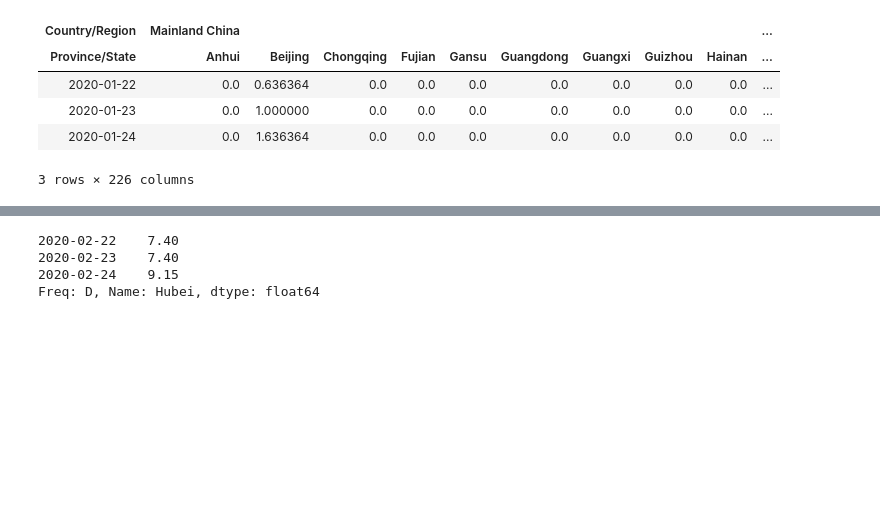
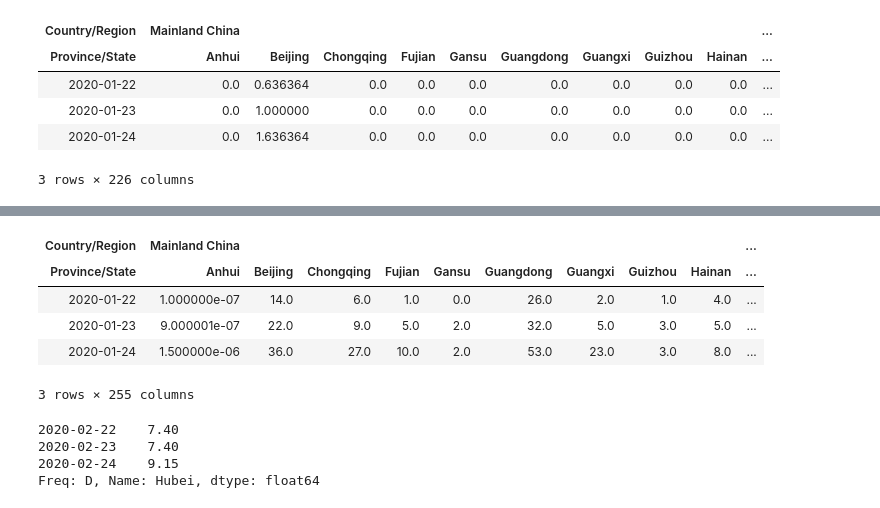
Before and after one commit to matsim-vsp/COVID-19, a Jupyter notebook: csse_covid_19_data/csse_covid_19_time_series/Untitled.ipynb, the cells around one changed output, grey strips where cells are left out. Saved outputs shown, nothing was run; the diff lists cells and outputs as text; code cells hidden in the pictures; blank space fills up the shorter version.

```diff
--- a/csse_covid_19_data/csse_covid_19_time_series/Untitled.ipynb
+++ b/csse_covid_19_data/csse_covid_19_time_series/Untitled.ipynb
@@ -162,3 +186,13 @@ df6.plot(kind='line')
+# %%
+df5.loc[:,('Mainland China','Anhui')] /= 9999999.
+df5.head(3)
+# %% [output]
+| Country/Region | Mainland China |  |  |  |  |  |  |  |  | ... |
+| Province/State | Anhui | Beijing | Chongqing | Fujian | Gansu | Guangdong | Guangxi | Guizhou | Hainan | ... |
+| 2020-01-22 | 1.000000e-07 | 14.0 | 6.0 | 1.0 | 0.0 | 26.0 | 2.0 | 1.0 | 4.0 | ... |
+| 2020-01-23 | 9.000001e-07 | 22.0 | 9.0 | 5.0 | 2.0 | 32.0 | 5.0 | 3.0 | 5.0 | ... |
+| 2020-01-24 | 1.500000e-06 | 36.0 | 27.0 | 10.0 | 2.0 | 53.0 | 23.0 | 3.0 | 8.0 | ... |
+3 rows × 255 columns
 # %%
 df5.to_csv("all.csv")
 # %%
```
Also changed, not shown: parts of 9 cells of this notebook.
